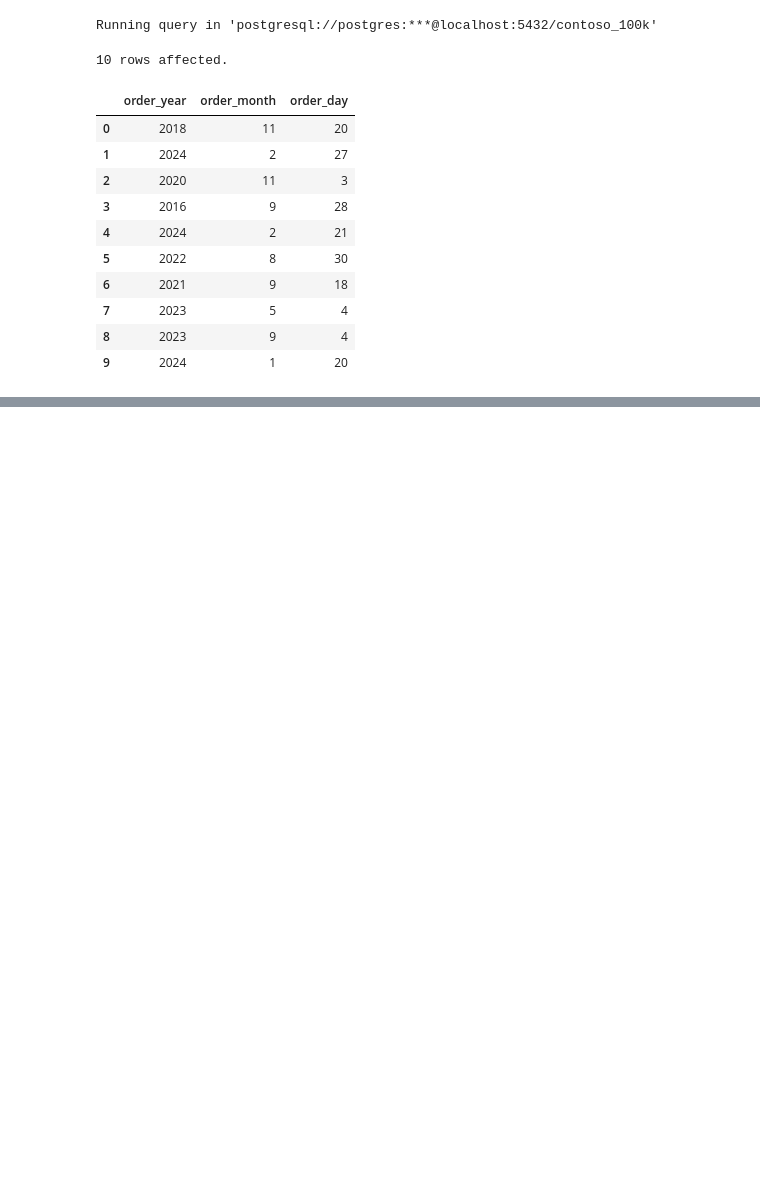
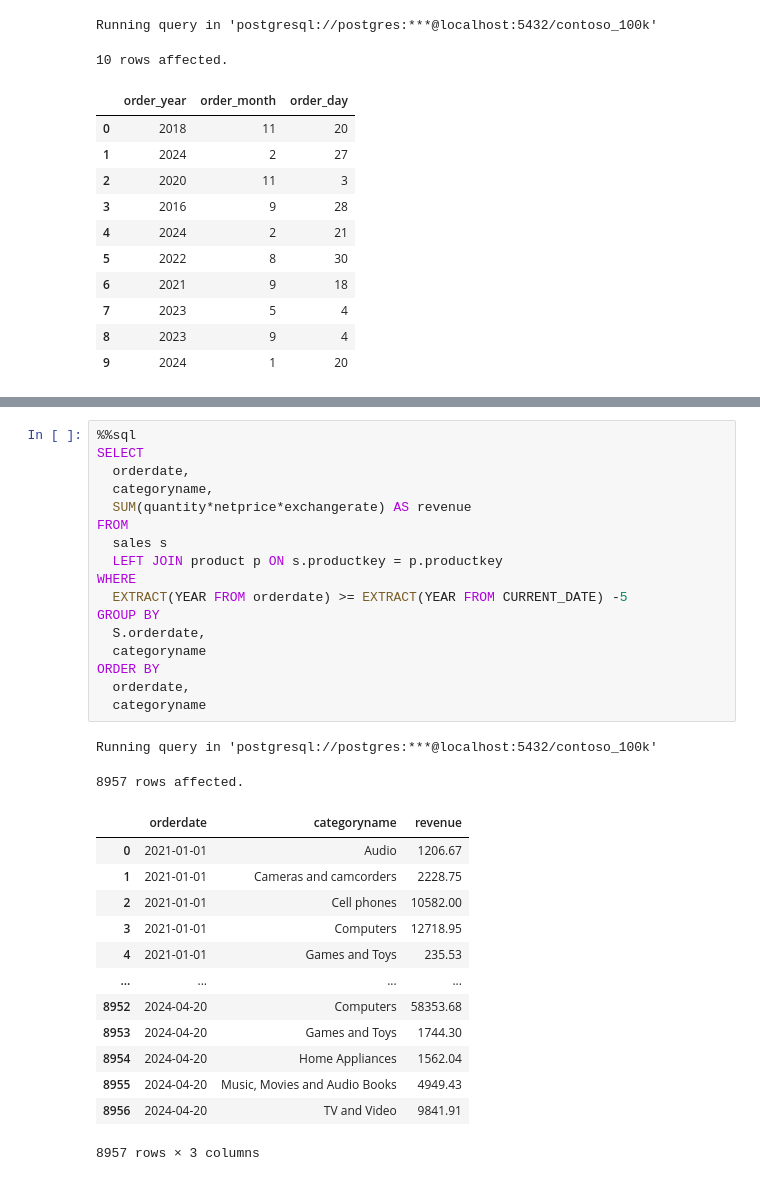
Before and after one commit to gurnursingh05/contoso, a Jupyter notebook: TimeandDate.ipynb, the cells around one changed output, grey strips where cells are left out. Cells and saved outputs as stored; diff of their text form; blank space fills up the shorter version.

```diff
--- a/TimeandDate.ipynb
+++ b/TimeandDate.ipynb
@@ -127,0 +167,33 @@ Running query in 'postgresql://postgres:***@localhost:5432/contoso_100k'
+# %%
+%%sql
+SELECT
+  orderdate,
+  categoryname,
+  SUM(quantity*netprice*exchangerate) AS revenue
+FROM
+  sales s
+  LEFT JOIN product p ON s.productkey = p.productkey
+WHERE
+  EXTRACT(YEAR FROM orderdate) >= EXTRACT(YEAR FROM CURRENT_DATE) -5
+GROUP BY
+  S.orderdate,
+  categoryname
+ORDER BY
+  orderdate,
+  categoryname
+# %% [output]
+Running query in 'postgresql://postgres:***@localhost:5432/contoso_100k'
+8957 rows affected.
+|  | orderdate | categoryname | revenue |
+| 0 | 2021-01-01 | Audio | 1206.67 |
+| 1 | 2021-01-01 | Cameras and camcorders | 2228.75 |
+| 2 | 2021-01-01 | Cell phones | 10582.00 |
+| 3 | 2021-01-01 | Computers | 12718.95 |
+| 4 | 2021-01-01 | Games and Toys | 235.53 |
+| ... | ... | ... | ... |
+| 8952 | 2024-04-20 | Computers | 58353.68 |
+| 8953 | 2024-04-20 | Games and Toys | 1744.30 |
+| 8954 | 2024-04-20 | Home Appliances | 1562.04 |
+| 8955 | 2024-04-20 | Music, Movies and Audio Books | 4949.43 |
+| 8956 | 2024-04-20 | TV and Video | 9841.91 |
+8957 rows × 3 columns
```
Also changed, not shown: parts of 2 cells of this notebook.
